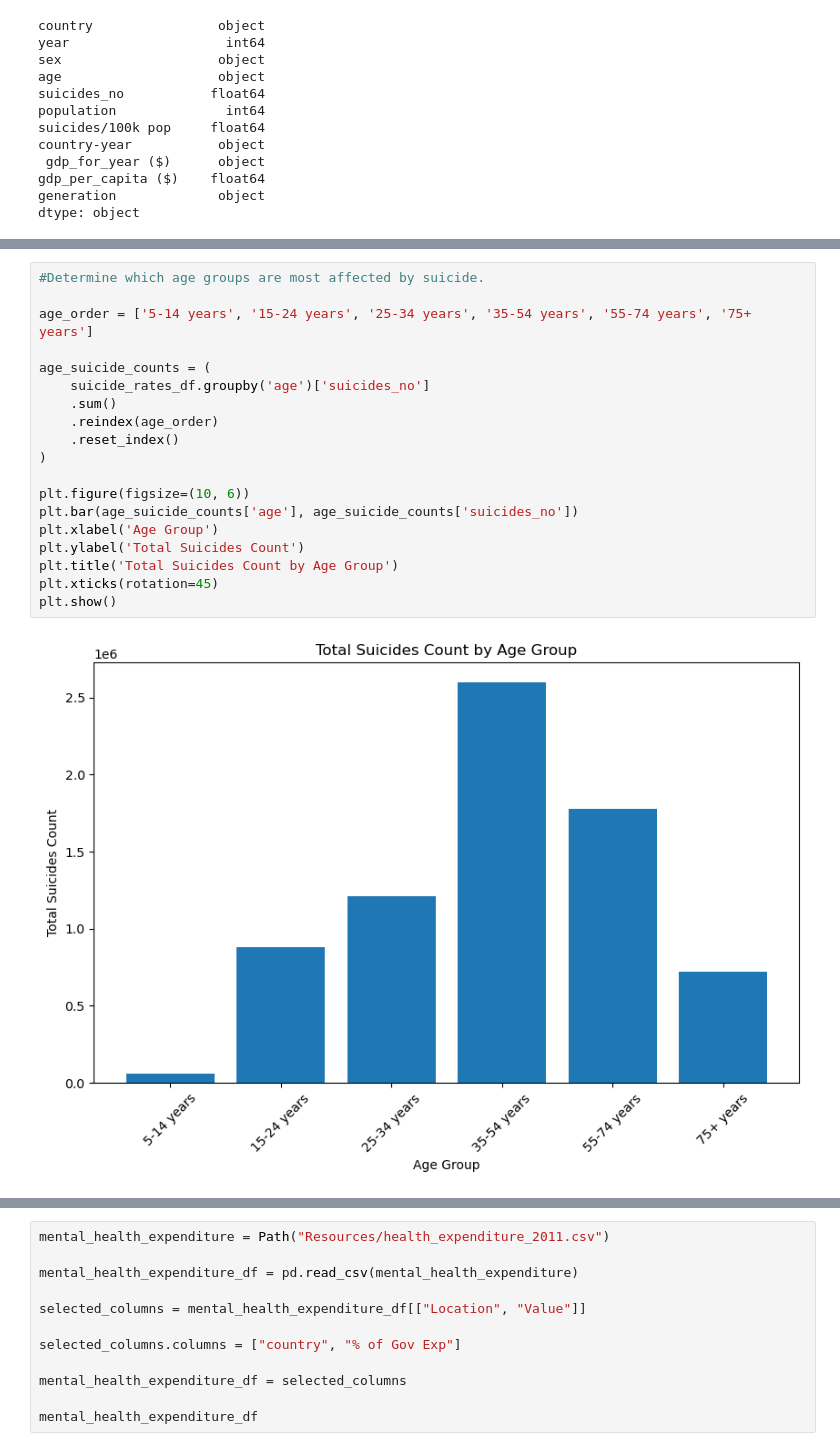
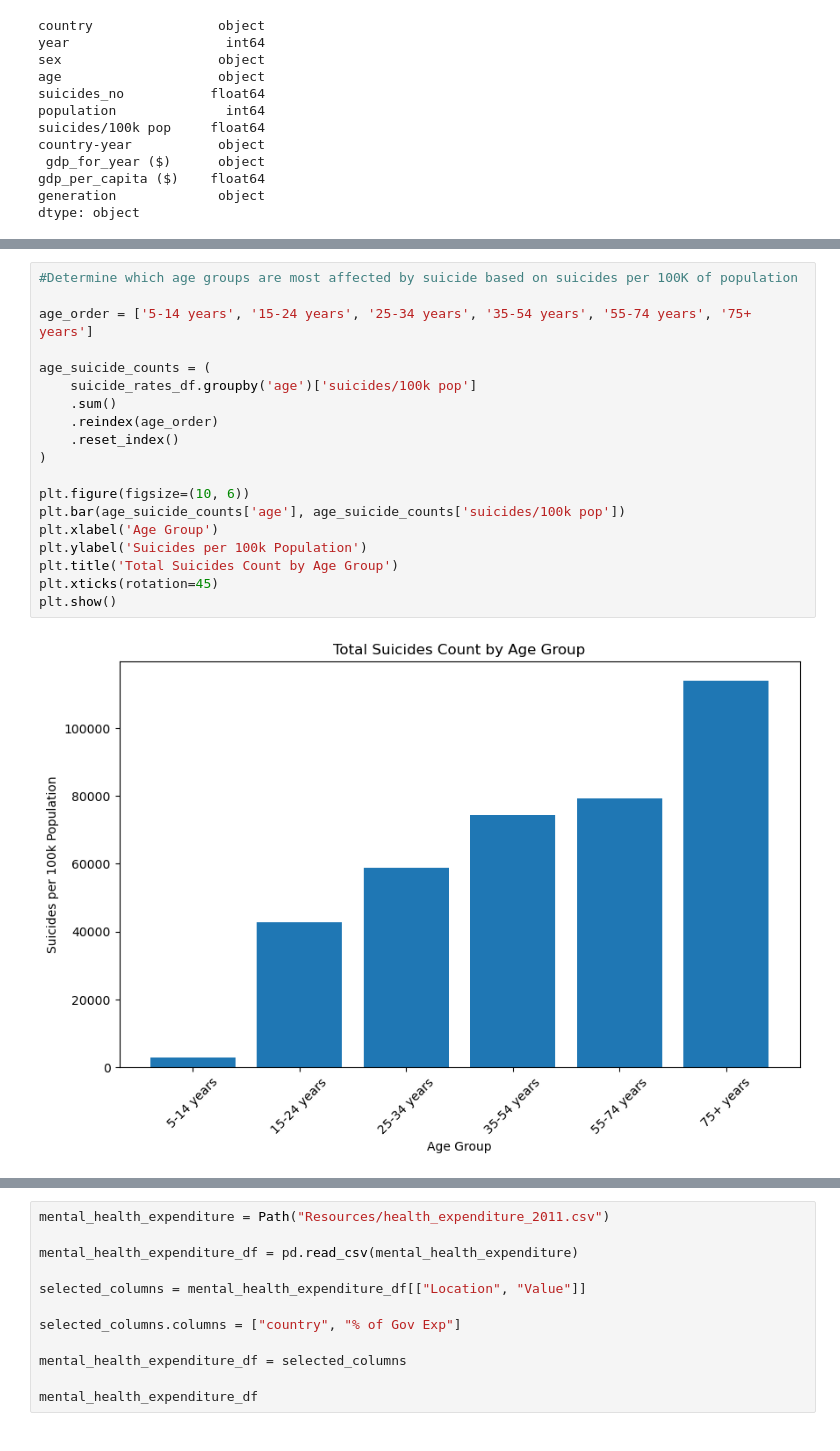
Before and after one commit to DayanaIm/Project-1-bootcamp, a Jupyter notebook: main_file by Jahn.ipynb, the cells around one changed output, grey strips where cells are left out. Drawn from its saved outputs; the diff is of its cells as text.

```diff
--- a/main_file by Jahn.ipynb
+++ b/main_file by Jahn.ipynb
@@ -216,21 +237,21 @@ plt.show()
 # %%
-#Determine which age groups are most affected by suicide.
+#Determine which age groups are most affected by suicide based on suicides per 100K of population
 
 age_order = ['5-14 years', '15-24 years', '25-34 years', '35-54 years', '55-74 years', '75+ years']
 
 age_suicide_counts = (
-    suicide_rates_df.groupby('age')['suicides_no']
+    suicide_rates_df.groupby('age')['suicides/100k pop']
     .sum()
     .reindex(age_order)
     .reset_index()
 )
 
 plt.figure(figsize=(10, 6))
-plt.bar(age_suicide_counts['age'], age_suicide_counts['suicides_no'])
+plt.bar(age_suicide_counts['age'], age_suicide_counts['suicides/100k pop'])
 plt.xlabel('Age Group')
-plt.ylabel('Total Suicides Count')
+plt.ylabel('Suicides per 100k Population')
 plt.title('Total Suicides Count by Age Group')
 plt.xticks(rotation=45)
 plt.show()
 # %% [output]
-[figure, old version]
+[figure, new version]
```
Also changed, not shown: parts of 20 cells of this notebook, 1 other file.
